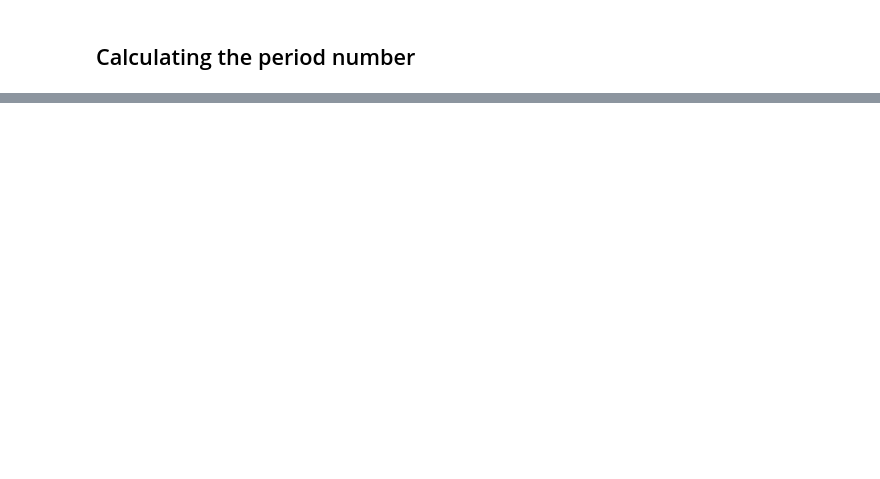
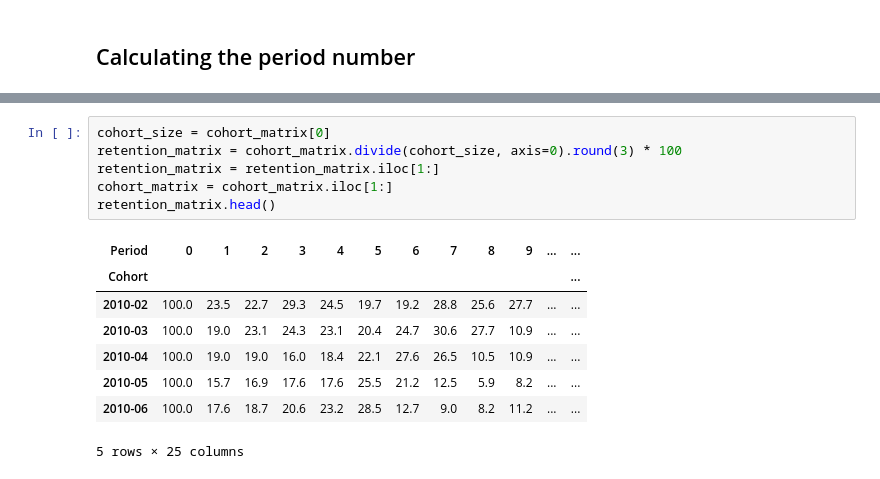
Before and after one commit to tjturner9/retail-analysis, a Jupyter notebook: notebooks/cohort retention analysis.ipynb, the cells around one changed output, grey strips where cells are left out. Cells and saved outputs as stored; diff of their text form; blank space fills up the shorter version.

```diff
--- a/notebooks/cohort retention analysis.ipynb
+++ b/notebooks/cohort retention analysis.ipynb
@@ -68,0 +105,15 @@ df.sample(10)
+# %%
+cohort_size = cohort_matrix[0]
+retention_matrix = cohort_matrix.divide(cohort_size, axis=0).round(3) * 100
+retention_matrix = retention_matrix.iloc[1:]
+cohort_matrix = cohort_matrix.iloc[1:]
+retention_matrix.head()
+# %% [output]
+| Period | 0 | 1 | 2 | 3 | 4 | 5 | 6 | 7 | 8 | 9 | ... | ... |
+| Cohort |  |  |  |  |  |  |  |  |  |  |  | ... |
+| 2010-02 | 100.0 | 23.5 | 22.7 | 29.3 | 24.5 | 19.7 | 19.2 | 28.8 | 25.6 | 27.7 | ... | ... |
+| 2010-03 | 100.0 | 19.0 | 23.1 | 24.3 | 23.1 | 20.4 | 24.7 | 30.6 | 27.7 | 10.9 | ... | ... |
+| 2010-04 | 100.0 | 19.0 | 19.0 | 16.0 | 18.4 | 22.1 | 27.6 | 26.5 | 10.5 | 10.9 | ... | ... |
+| 2010-05 | 100.0 | 15.7 | 16.9 | 17.6 | 17.6 | 25.5 | 21.2 | 12.5 | 5.9 | 8.2 | ... | ... |
+| 2010-06 | 100.0 | 17.6 | 18.7 | 20.6 | 23.2 | 28.5 | 12.7 | 9.0 | 8.2 | 11.2 | ... | ... |
+5 rows × 25 columns
```
Also changed, not shown: parts of 8 cells of this notebook, 4 other files.
